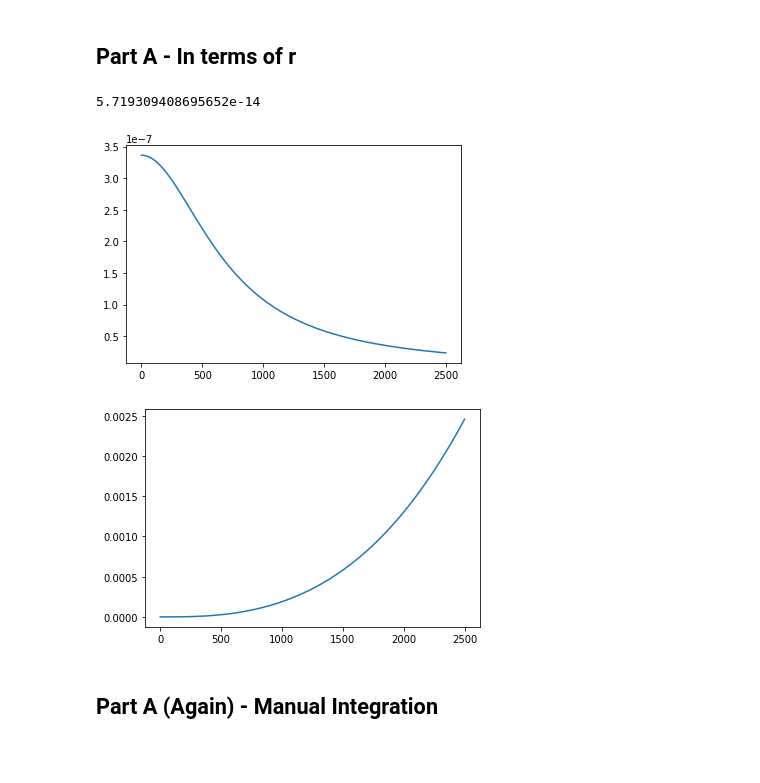
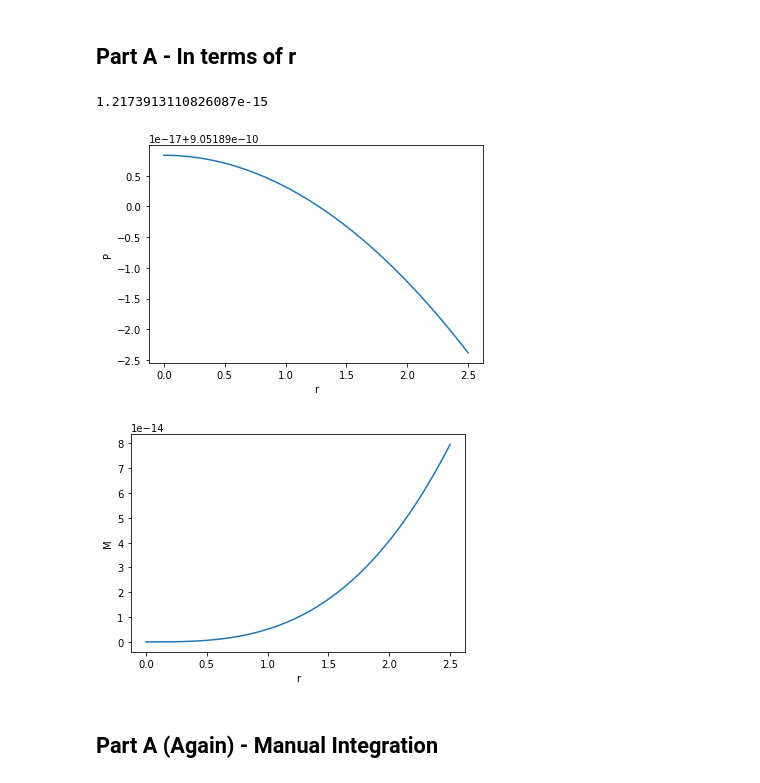
Before and after one commit to utkarsh7236/fmodes, a Jupyter notebook: Intro/CTA200 Final Project Assignment.ipynb, the cells around one changed output. Cells and saved outputs as stored; diff of their text form; code cells hidden in the pictures; blank space fills up the shorter version.

Commit message:
"Working" Plots

```diff
--- a/Intro/CTA200 Final Project Assignment.ipynb
+++ b/Intro/CTA200 Final Project Assignment.ipynb
@@ -235,11 +235,11 @@ Polytopic index of $\gamma \approx \frac{7}{5}$ seem to correspond to the most s
 # c = 2.998e10 # cms-1
 G = c = 1
 # N=int(1e5)
-df = pd.read_csv("sly.csv")
+df = pd.read_csv("sly230a.csv")
 n_den = 2.3e14
 e_den = df.energy_densityc2
 e_den_normed = e_den/n_den
-p = sly.pressurec2
+p = df.pressurec2
 
 e_den_normed = e_den_normed*(c**2) # Should I be putting a c^2 here?
 pressure = p*(c**2)
@@ -294,7 +294,7 @@ def coupledTOV(r, VEC, f_e_smooth):
 # %%
 # Initial Conditions
 km2cm = 1e5
-R = 25e2
+R = 2.5
 r_i = 1e-8
 r_f = R
 p_c = p[0]
@@ -303,7 +303,7 @@ m0 = e_c * 4/3 * np.pi * r_i**3
 init_VEC = [p_c, m0]
 print(e_c)
 # %% [output]
-5.719309408695652e-14
+1.2173913110826087e-15
 # %%
 from scipy.integrate import odeint, solve_ivp
 from tqdm import tqdm
@@ -316,18 +316,22 @@ sol = solve_ivp(coupledTOV, t_span = [r_i, r_f],
 # %%
 N = 1000
 r = np.linspace(r_i, r_f, N)
 pressure, mass = sol.sol(r)
 
 plt.figure()
 plt.plot(r, pressure)
+plt.xlabel("r")
+plt.ylabel("P")
 
 
 plt.figure()
 plt.plot(r, mass)
+plt.xlabel("r")
+plt.ylabel("M")
 plt.show()
 # %% [output]
-[figure, old version]
+[figure, new version]
-[figure, old version]
+[figure, new version]
 # %% [markdown]
 ## Part A (Again) -  Manual Integration
 # %%
```
Also changed, not shown: parts of 7 cells of this notebook.
